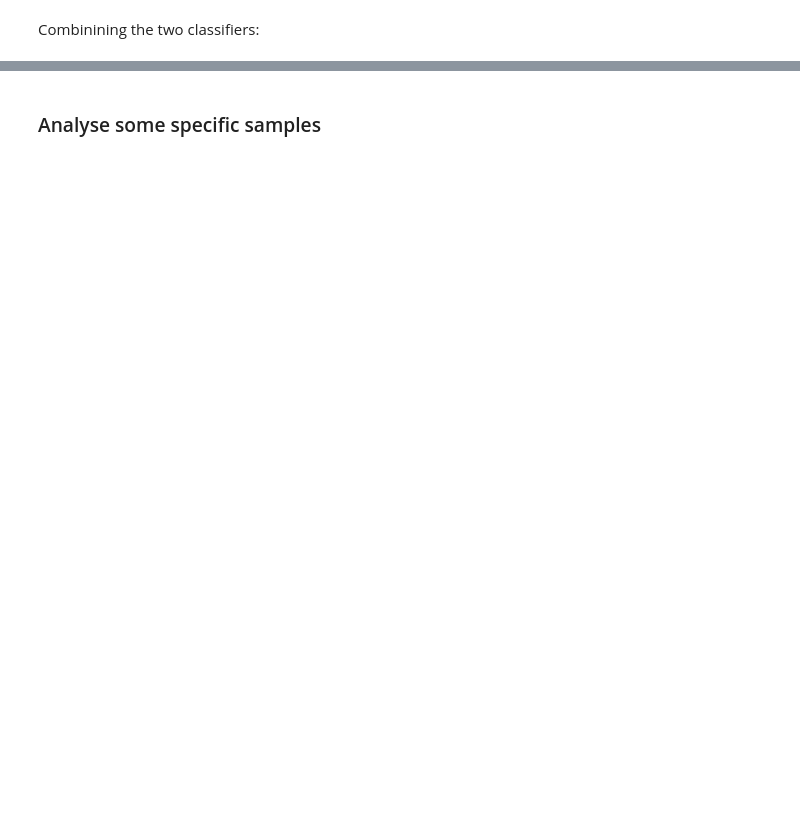
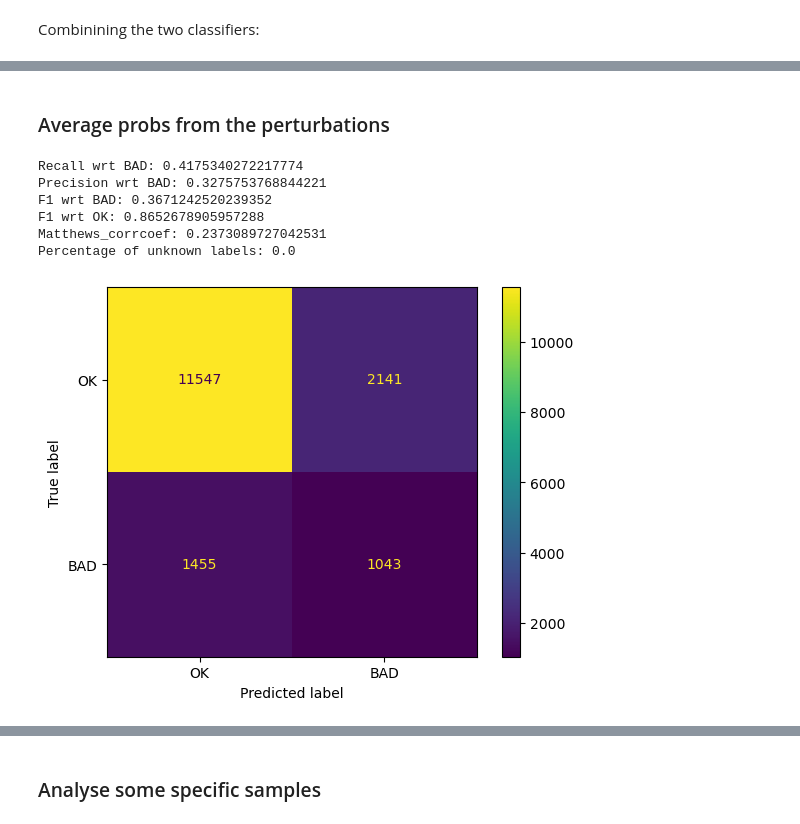
Before and after one commit to TuAnh23/Perturbation-basedQE, a Jupyter notebook: notebooks/Quality estimation.ipynb, the cells around one changed output, grey strips where cells are left out. Drawn from its saved outputs; the diff is of its cells as text; code cells hidden in the pictures; blank space fills up the shorter version.

```diff
--- a/notebooks/Quality estimation.ipynb
+++ b/notebooks/Quality estimation.ipynb
@@ -229,0 +324,20 @@ Percentage of unknown labels: 0.0
+# %% [markdown]
+### Average probs from the perturbations
+# %%
+avg_nmt_log_prob = get_nmt_word_log_probs_avg_perturbed(dataset, data_root_path, src_lang, tgt_lang,
+                                                        original_translation_output_dir,
+                                                        perturbed_translation_output_dir,
+                                                        perturbed_trans_df_path,
+                                                        alignment_tool='Tercom')
+avg_nmt_prob = [[2**x for x in y] for y in avg_nmt_log_prob]
+# %%
+avg_nmt_label = [['BAD' if x < 0.45 else 'OK' for x in y] for y in avg_nmt_prob]
+report_metrics(pred=avg_nmt_label, gold_labels=gold_labels)
+# %% [output]
+Recall wrt BAD: 0.4175340272217774
+Precision wrt BAD: 0.3275753768844221
+F1 wrt BAD: 0.3671242520239352
+F1 wrt OK: 0.8652678905957288
+Matthews_corrcoef: 0.2373089727042531
+Percentage of unknown labels: 0.0
+[figure, added]
```
Also changed, not shown: parts of 22 cells of this notebook, 2 other files.
